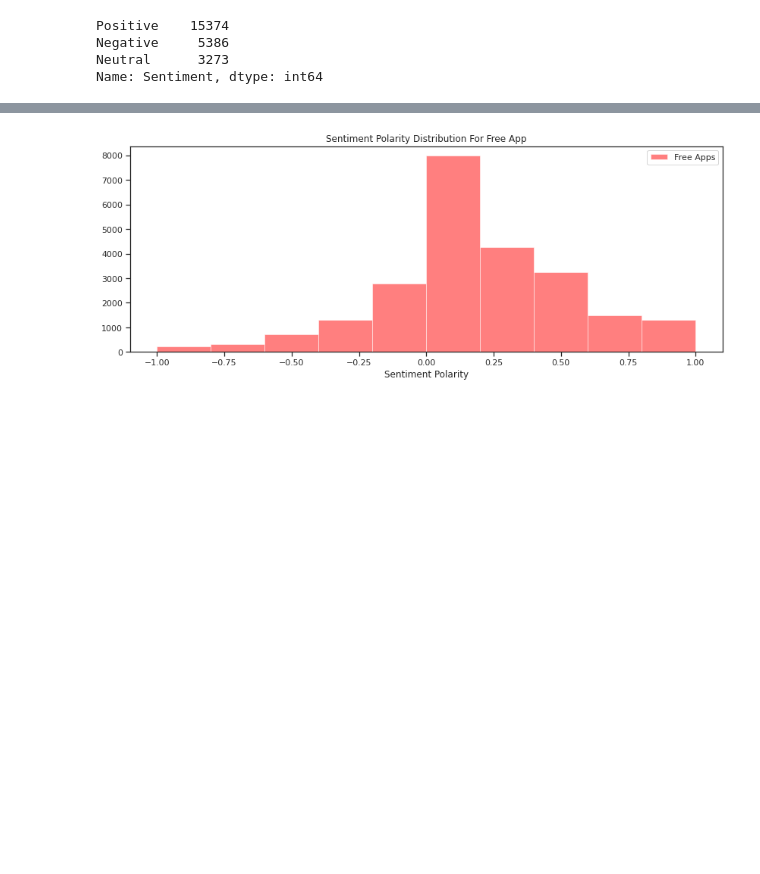
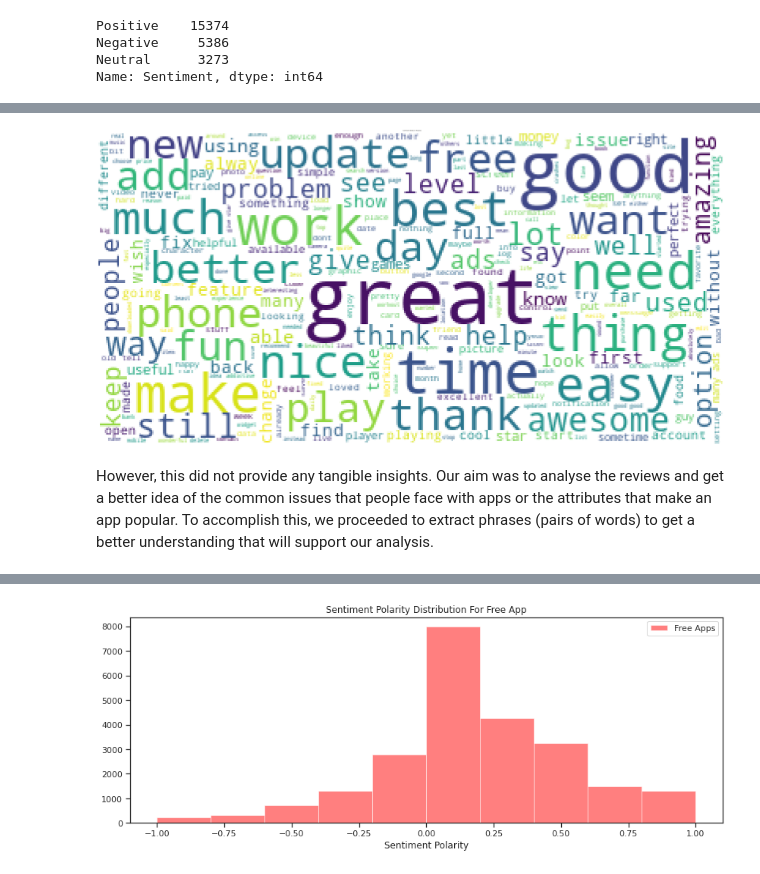
Before and after one commit to sameersat96/Play-store-data-analysis, a Jupyter notebook: play_store_analysis_and_sentiment_analysis.ipynb, the cells around one changed output, grey strips where cells are left out. Saved outputs shown, nothing was run; the diff lists cells and outputs as text; code cells hidden in the pictures; blank space fills up the shorter version.

```diff
--- a/play_store_analysis_and_sentiment_analysis.ipynb
+++ b/play_store_analysis_and_sentiment_analysis.ipynb
@@ -1073,0 +1069,7 @@ plt.show()
+# %%
+## Wordcloud of Positive Reviews
+wc(pos_without_single_chr_rev,'white','Common Words' )
+# %% [output]
+[figure, added]
+# %% [markdown]
+However, this did not provide any tangible insights. Our aim was to analyse the reviews and get a better idea of the common issues that people face with apps or the attributes that make an app popular. To accomplish this, we proceeded to extract phrases (pairs of words) to get a better understanding that will support our analysis.
```
Also changed, not shown: parts of 27 cells of this notebook.
